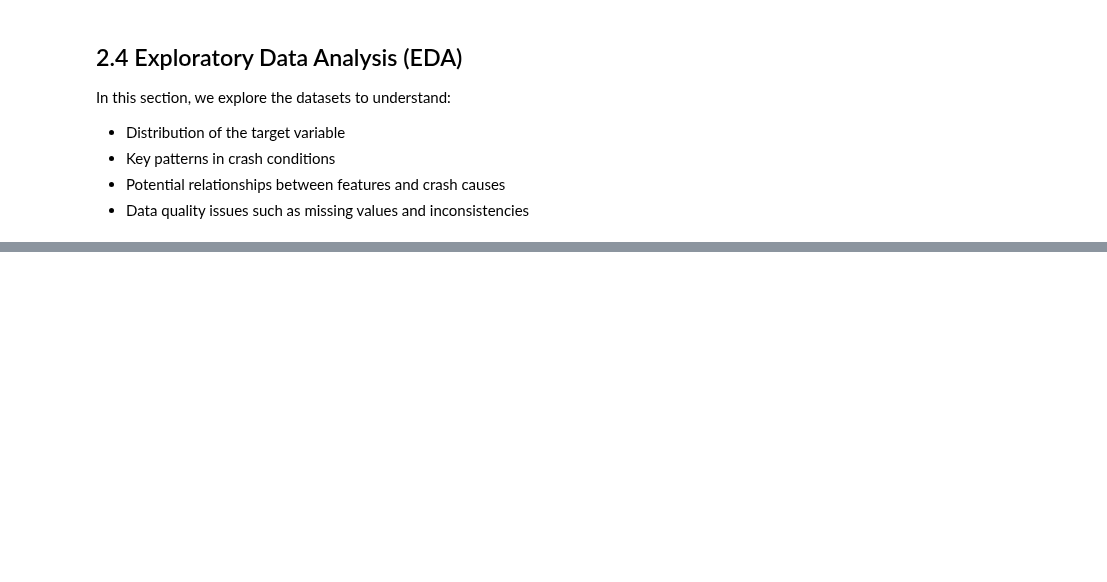
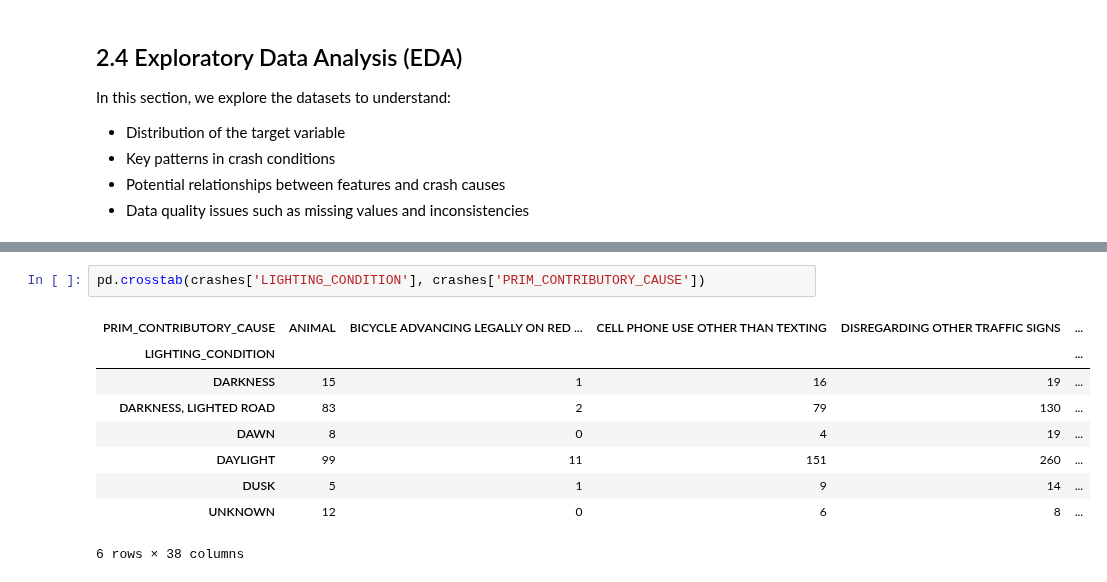
Before and after one commit to ChairoSolutions/Chicago-crash-cause-prediction, a Jupyter notebook: index.ipynb, the cells around one changed output, grey strips where cells are left out. Cells and saved outputs as stored; diff of their text form; blank space fills up the shorter version.

```diff
--- a/index.ipynb
+++ b/index.ipynb
@@ -183,0 +297,12 @@ In this section, we explore the datasets to understand:
+# %%
+pd.crosstab(crashes['LIGHTING_CONDITION'], crashes['PRIM_CONTRIBUTORY_CAUSE'])
+# %% [output]
+| PRIM_CONTRIBUTORY_CAUSE | ANIMAL | BICYCLE ADVANCING LEGALLY ON RED ... | CELL PHONE USE OTHER THAN TEXTING | DISREGARDING OTHER TRAFFIC SIGNS | ... |
+| LIGHTING_CONDITION |  |  |  |  | ... |
+| DARKNESS | 15 | 1 | 16 | 19 | ... |
+| DARKNESS, LIGHTED ROAD | 83 | 2 | 79 | 130 | ... |
+| DAWN | 8 | 0 | 4 | 19 | ... |
+| DAYLIGHT | 99 | 11 | 151 | 260 | ... |
+| DUSK | 5 | 1 | 9 | 14 | ... |
+| UNKNOWN | 12 | 0 | 6 | 8 | ... |
+6 rows × 38 columns
```
Also changed, not shown: parts of 14 cells of this notebook.
